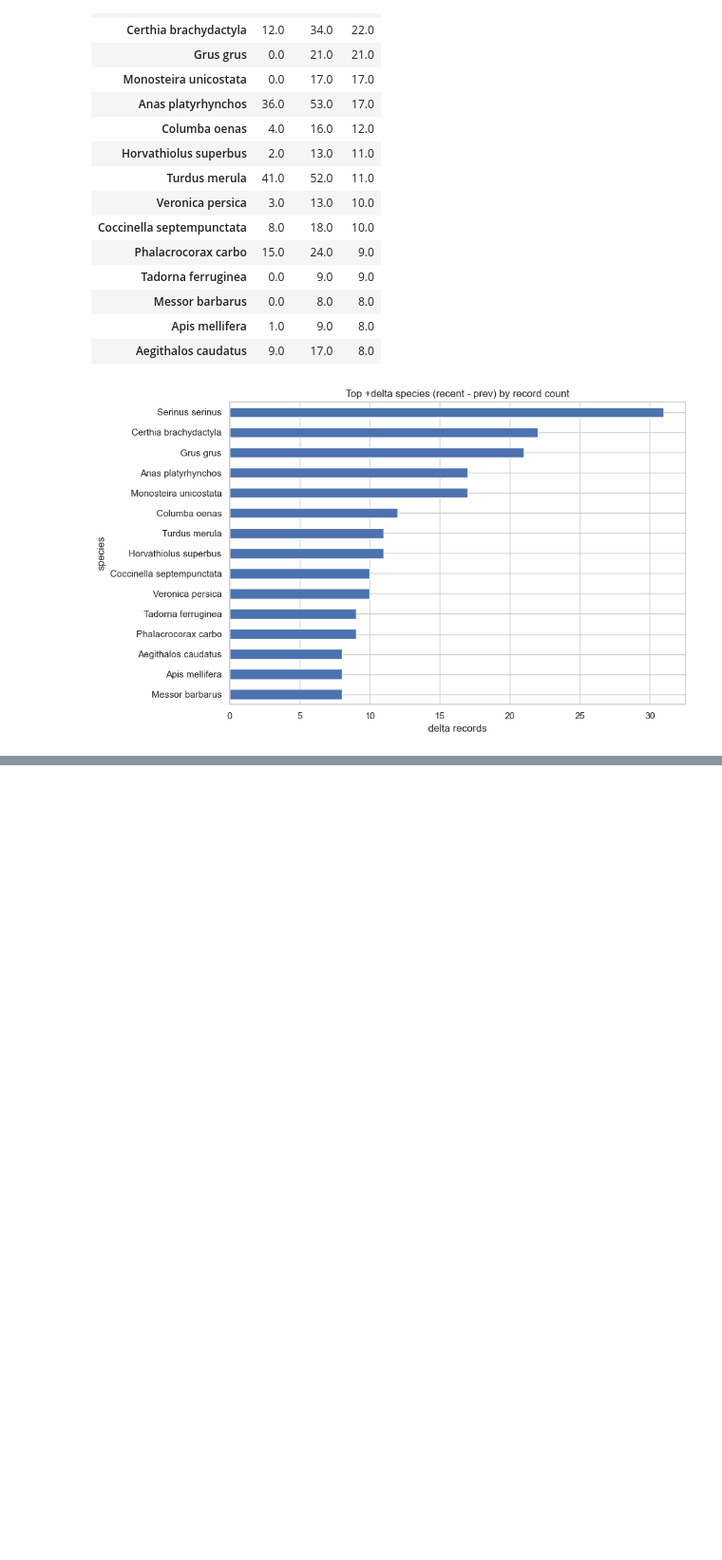
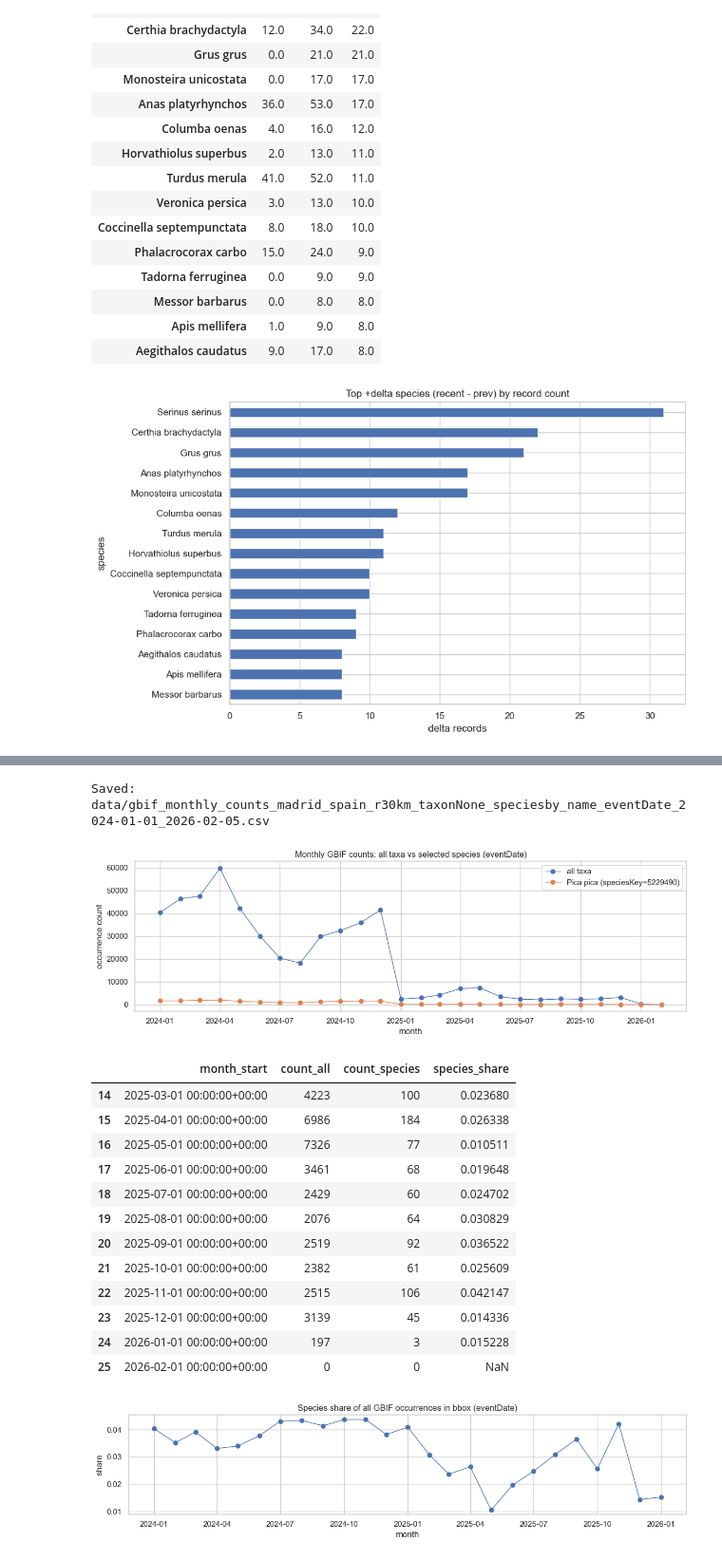
Before and after one commit to simmyyy/ie-microsoft-capstone, a Jupyter notebook: gbif_eda.ipynb, the cells around one changed output, grey strips where cells are left out. Shown at 95% size. Saved outputs shown, nothing was run; the diff lists cells and outputs as text; code cells hidden in the pictures; blank space fills up the shorter version.

```diff
--- a/gbif_eda.ipynb
+++ b/gbif_eda.ipynb
@@ -950,0 +1253,55 @@ Lost (in prev only): 150
+# %%
+# 1) Is the drop species-specific, or does *all* GBIF activity in the bbox drop too?
+# Build overall monthly counts (no species filter) and compare.
+
+monthly_all = build_monthly_count_series(
+    bbox=BBOX,
+    taxon_key=TAXON_KEY,
+    species_key=None,
+    start=START,
+    end=END,
+    date_field="eventDate",
+)
+
+plt.figure(figsize=(12, 4))
+plt.plot(monthly_all["month_start"], monthly_all["count"], marker="o", linewidth=1, label="all taxa")
+plt.plot(monthly["month_start"], monthly["count"], marker="o", linewidth=1, label=f"{SPECIES_NAME} (speciesKey={SPECIES_KEY})")
+plt.title("Monthly GBIF counts: all taxa vs selected species (eventDate)")
+plt.xlabel("month")
+plt.ylabel("occurrence count")
+plt.legend()
+plt.tight_layout()
+plt.show()
+
+# Fraction of all observations that are this species
+merged = monthly_all[["month_start", "count"]].merge(
+    monthly[["month_start", "count"]], on="month_start", suffixes=("_all", "_species")
+)
+merged["species_share"] = merged["count_species"] / merged["count_all"].replace(0, np.nan)
+
+display(merged.tail(12))
+
+plt.figure(figsize=(12, 3))
+plt.plot(merged["month_start"], merged["species_share"], marker="o", linewidth=1)
+plt.title("Species share of all GBIF occurrences in bbox (eventDate)")
+plt.xlabel("month")
+plt.ylabel("share")
+plt.tight_layout()
+plt.show()
+# %% [output]
+Saved: data/gbif_monthly_counts_madrid_spain_r30km_taxonNone_speciesby_name_eventDate_2024-01-01_2026-02-05.csv
+[figure, added]
+|  | month_start | count_all | count_species | species_share |
+| 14 | 2025-03-01 00:00:00+00:00 | 4223 | 100 | 0.023680 |
+| 15 | 2025-04-01 00:00:00+00:00 | 6986 | 184 | 0.026338 |
+| 16 | 2025-05-01 00:00:00+00:00 | 7326 | 77 | 0.010511 |
+| 17 | 2025-06-01 00:00:00+00:00 | 3461 | 68 | 0.019648 |
+| 18 | 2025-07-01 00:00:00+00:00 | 2429 | 60 | 0.024702 |
+| 19 | 2025-08-01 00:00:00+00:00 | 2076 | 64 | 0.030829 |
+| 20 | 2025-09-01 00:00:00+00:00 | 2519 | 92 | 0.036522 |
+| 21 | 2025-10-01 00:00:00+00:00 | 2382 | 61 | 0.025609 |
+| 22 | 2025-11-01 00:00:00+00:00 | 2515 | 106 | 0.042147 |
+| 23 | 2025-12-01 00:00:00+00:00 | 3139 | 45 | 0.014336 |
+| 24 | 2026-01-01 00:00:00+00:00 | 197 | 3 | 0.015228 |
+| 25 | 2026-02-01 00:00:00+00:00 | 0 | 0 | NaN |
+[figure, added]
```
Also changed, not shown: parts of 13 cells of this notebook, 3 other files.
